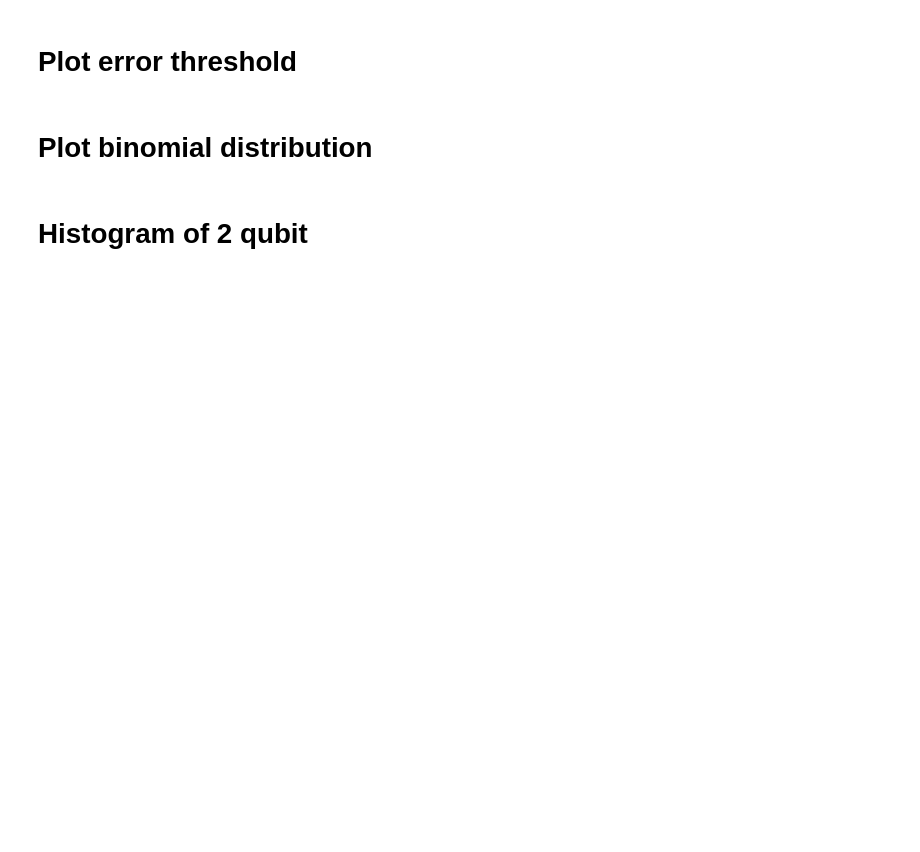
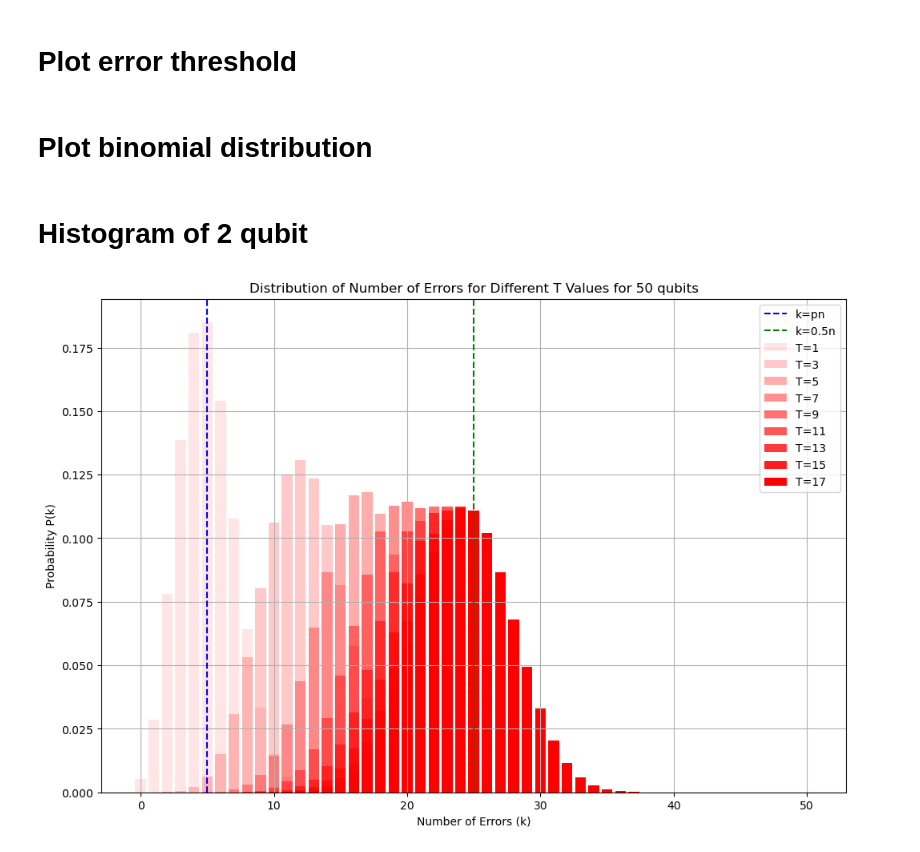
Before and after one commit to yezhuoyang/Qerrorprop, a Jupyter notebook: examples.ipynb, the cells around one changed output. Saved outputs shown, nothing was run; the diff lists cells and outputs as text; code cells hidden in the pictures; blank space fills up the shorter version.

```diff
--- a/examples.ipynb
+++ b/examples.ipynb
@@ -105,3 +105,49 @@ plt.legend(loc='upper right')
 plt.grid(True)
 plt.savefig("2QubitDistribution.png")
 plt.show()
+# %%
+import numpy as np
+import matplotlib.pyplot as plt
+from scipy.special import binom
+
+# Define the parameters
+n = 50
+T_values = [1, 3, 5, 7, 9, 11,13,15,17]
+p = 0.1  # Assuming a bit-flip probability
+
+# Function to calculate P(even) and P(odd)
+def P_even_odd(T, p):
+    P_even = sum(binom(T, 2*k) * p**(2*k) * (1-p)**(T-2*k) for k in range(T//2 + 1))
+    P_odd = sum(binom(T, 2*k+1) * p**(2*k+1) * (1-p)**(T-2*k-1) for k in range((T+1)//2))
+    return P_even, P_odd
+
+# Function to calculate the distribution P(k)
+def P_k(n, T, p):
+    P_even, P_odd = P_even_odd(T, p)
+    P_k_values = [binom(n, k) * (P_even**(n-k)) * (P_odd**k) for k in range(n+1)]
+    return P_k_values
+
+# Plotting the histograms
+plt.figure(figsize=(12, 8))
+
+# Define the base color and opacity increment
+base_color = 'red'
+opacities = np.linspace(0.1, 1.0, len(T_values))
+
+for T, opacity in zip(T_values, opacities):
+    P_k_values = P_k(n, T, p)
+    plt.bar(range(n+1), P_k_values, alpha=opacity, color=base_color, label=f'T={T}')
+# Plot the horizontal dashed line at x = p * n
+plt.axvline(x=p*n, color='blue', linestyle='--', label="k=pn")
+plt.axvline(x=0.5*n, color='green', linestyle='--', label="k=0.5n")
+
+
+plt.xlabel('Number of Errors (k)')
+plt.ylabel('Probability P(k)')
+plt.title('Distribution of Number of Errors for Different T Values for 50 qubits')
+plt.legend()
+plt.grid(True)
+plt.savefig("50QubitNoCNOT.png")
+plt.show()
+# %% [output]
+[figure, added]
```
Also changed, not shown: 3 other files.
